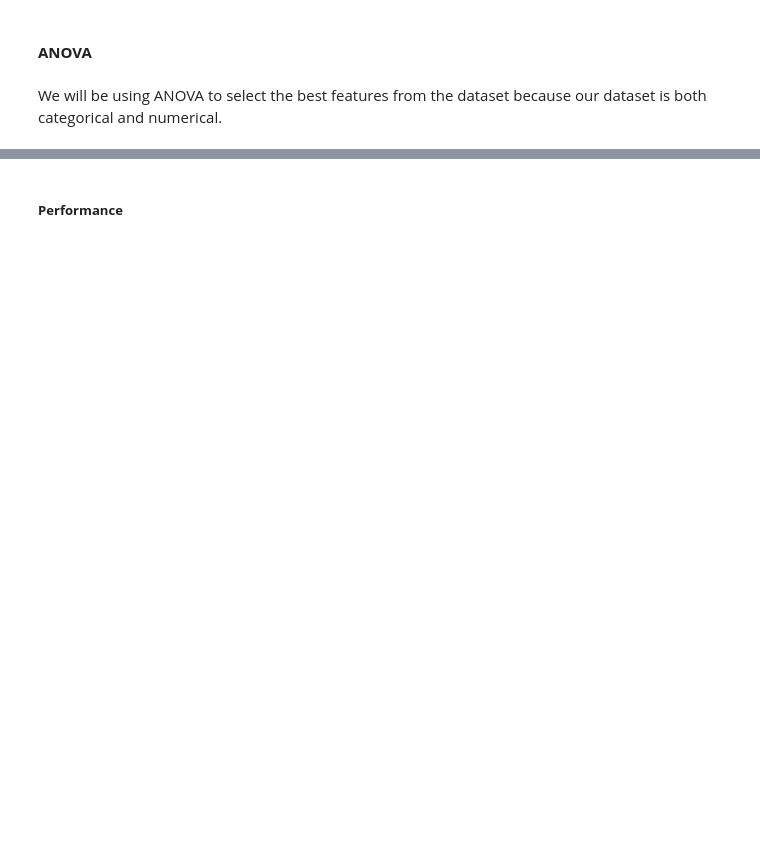
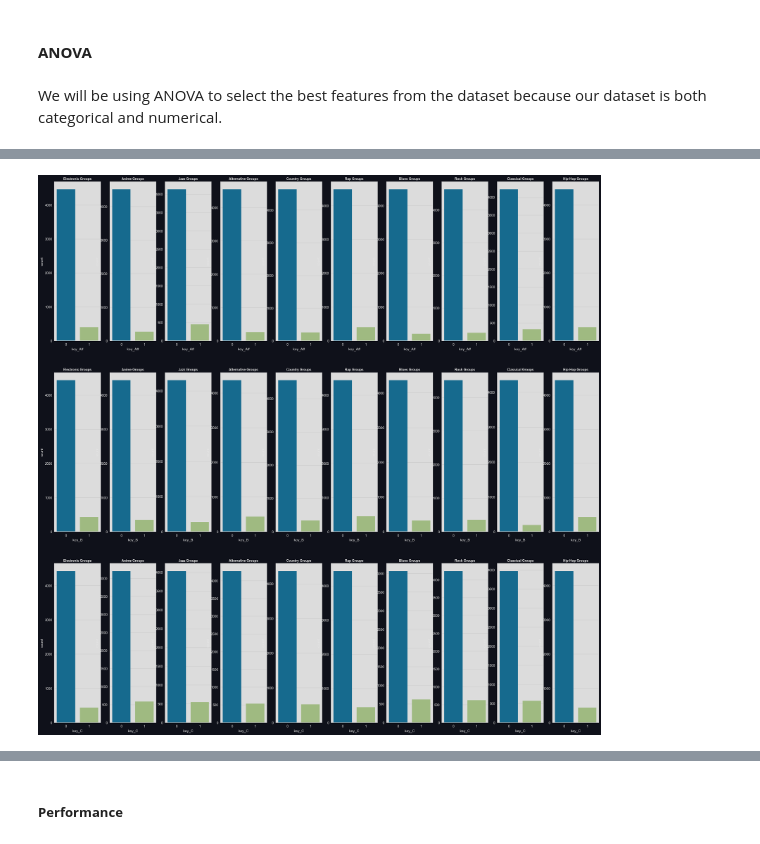
Before and after one commit to AthimetA/FRA503_HW_ML, a Jupyter notebook: Project/project.ipynb, the cells around one changed output, grey strips where cells are left out. Drawn from its saved outputs; the diff is of its cells as text; code cells hidden in the pictures; blank space fills up the shorter version.

```diff
--- a/Project/project.ipynb
+++ b/Project/project.ipynb
@@ -1951,0 +2272,5 @@ dfSelectDict = {'Logistic Regression Model':dfSSSelect13,
+# %%
+for key, item in dfSelectDict.items():
+    print(f'{key} :')
+    print(item.columns.tolist())
+    print('--------------------------------------------------')
@@ -1969,12 +2326,14 @@ dfCateDict = {"Electronic": dfXCat.groupby('music_genre').get_group('Hip-Hop'),
             "Hip-Hop": dfXCat.groupby('music_genre').get_group('Hip-Hop'),
 }
 # %%
-catcol = ['key_A#', 'key_B', 'key_C', 'key_C#', 'key_D', 'key_D#',]
-catVisPlot , axes = plt.subplots( len(catcol),10, figsize=(40, 30))
+catcol = ['key_A#', 'key_B', 'key_C']
+catVisPlot , axes = plt.subplots( len(catcol),10, figsize=(30, 30))
 count = 0
 for key, item in dfCateDict.items():
     for idx,col in enumerate(catcol):
         ax = axes[idx,count]
         sns.countplot(x=col, data=item, ax=ax)
         ax.set_title(f'{key} Groups', weight='bold', fontsize=10)
     count += 1
+# %% [output]
+[figure, added]
```
Also changed, not shown: parts of 55 cells of this notebook.
